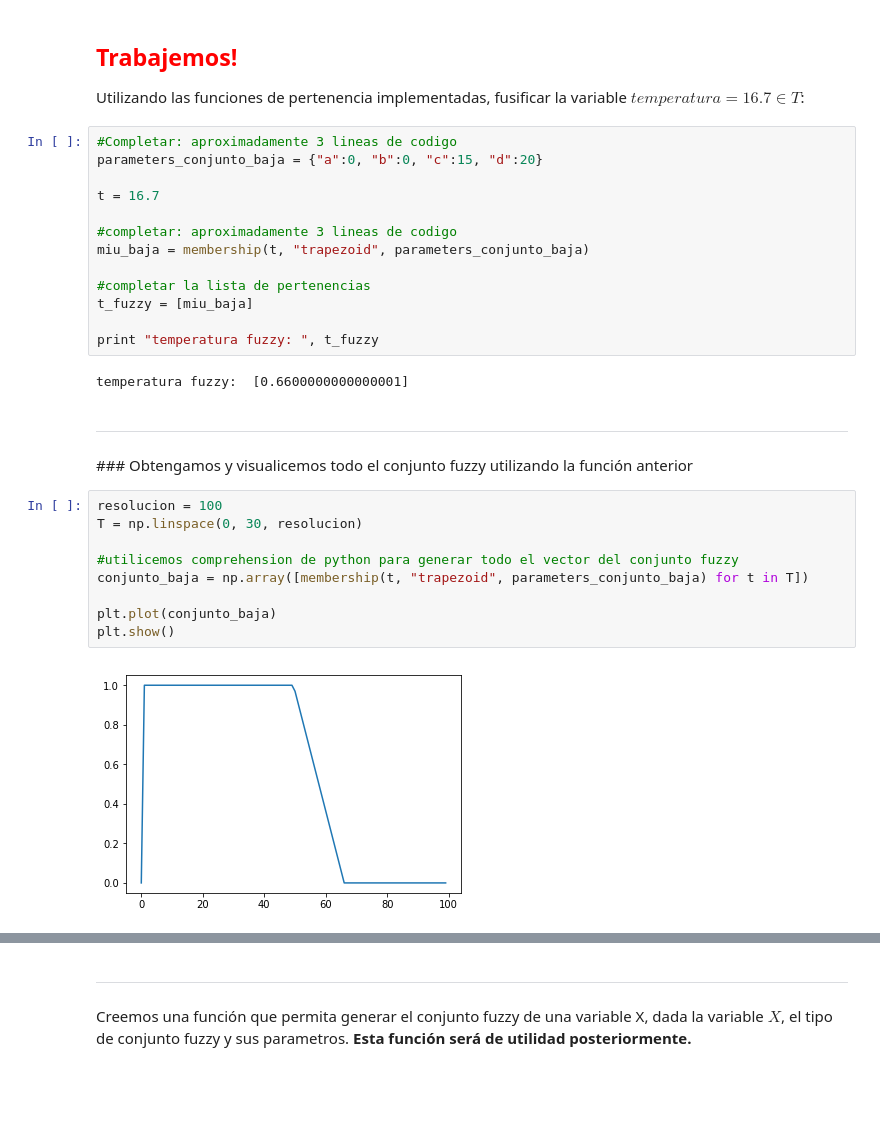
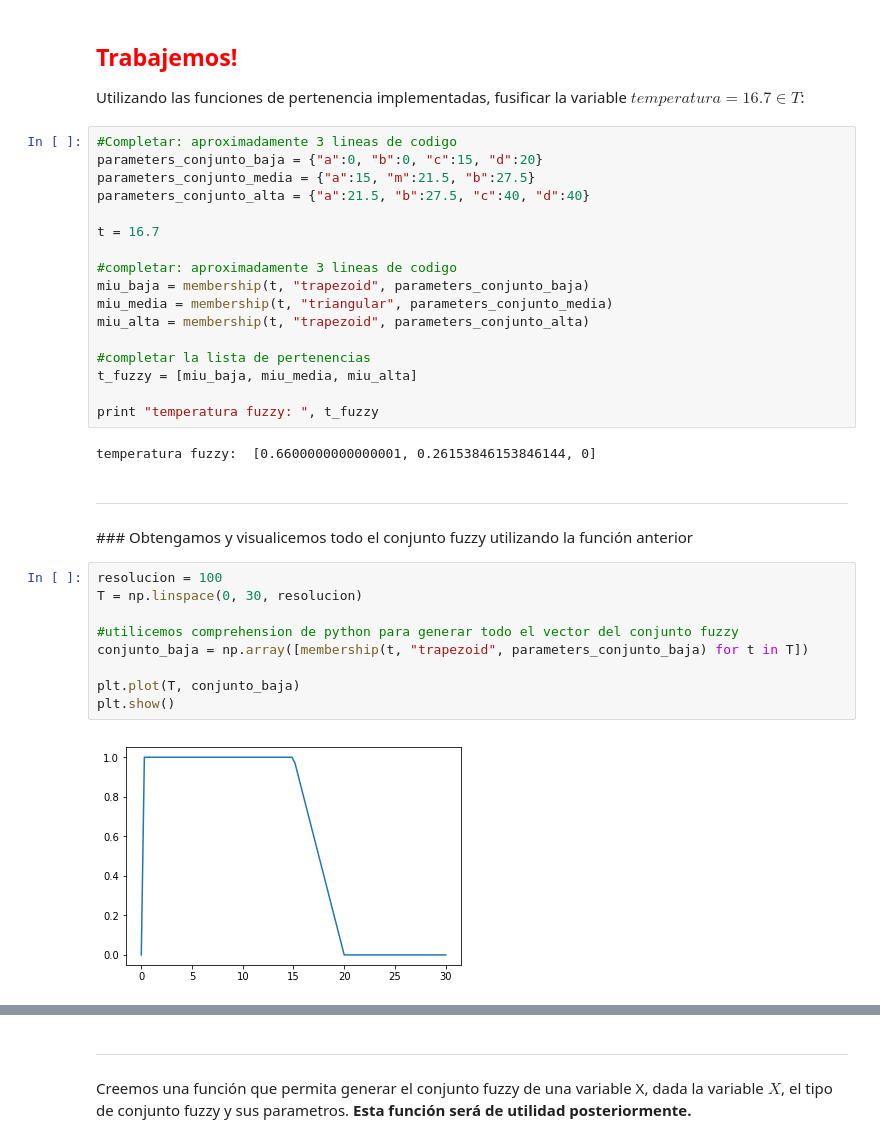
Before and after one commit to psatencio/IA_ITM, a Jupyter notebook: Presentaciones/3. Conocimiento e Incertidumbre/Modulo 3_1_Logica Difusa.ipynb, the cells around one changed output, grey strips where cells are left out. Drawn from its saved outputs; the diff is of its cells as text; blank space fills up the shorter version.

```diff
--- a/Presentaciones/3. Conocimiento e Incertidumbre/Modulo 3_1_Logica Difusa.ipynb
+++ b/Presentaciones/3. Conocimiento e Incertidumbre/Modulo 3_1_Logica Difusa.ipynb
@@ -191,29 +205,33 @@ Utilizando las funciones de pertenencia implementadas, fusificar la variable $te
 # %%
 #Completar: aproximadamente 3 lineas de codigo
 parameters_conjunto_baja = {"a":0, "b":0, "c":15, "d":20}
+parameters_conjunto_media = {"a":15, "m":21.5, "b":27.5}
+parameters_conjunto_alta = {"a":21.5, "b":27.5, "c":40, "d":40}
 
 t = 16.7
 
 #completar: aproximadamente 3 lineas de codigo
 miu_baja = membership(t, "trapezoid", parameters_conjunto_baja)
+miu_media = membership(t, "triangular", parameters_conjunto_media)
+miu_alta = membership(t, "trapezoid", parameters_conjunto_alta)
 
 #completar la lista de pertenencias
-t_fuzzy = [miu_baja]
+t_fuzzy = [miu_baja, miu_media, miu_alta]
 
 print "temperatura fuzzy: ", t_fuzzy
 # %% [output]
-temperatura fuzzy:  [0.6600000000000001]
+temperatura fuzzy:  [0.6600000000000001, 0.26153846153846144, 0]
 # %% [markdown]
 <hr>
 ### Obtengamos y visualicemos todo el conjunto fuzzy utilizando la función anterior
 # %%
 resolucion = 100
 T = np.linspace(0, 30, resolucion)
 
 #utilicemos comprehension de python para generar todo el vector del conjunto fuzzy
 conjunto_baja = np.array([membership(t, "trapezoid", parameters_conjunto_baja) for t in T])
 
-plt.plot(conjunto_baja)
+plt.plot(T, conjunto_baja)
 plt.show()
 # %% [output]
-[figure, old version]
+[figure, new version]
```
Also changed, not shown: parts of 25 cells of this notebook, 9 other files.
